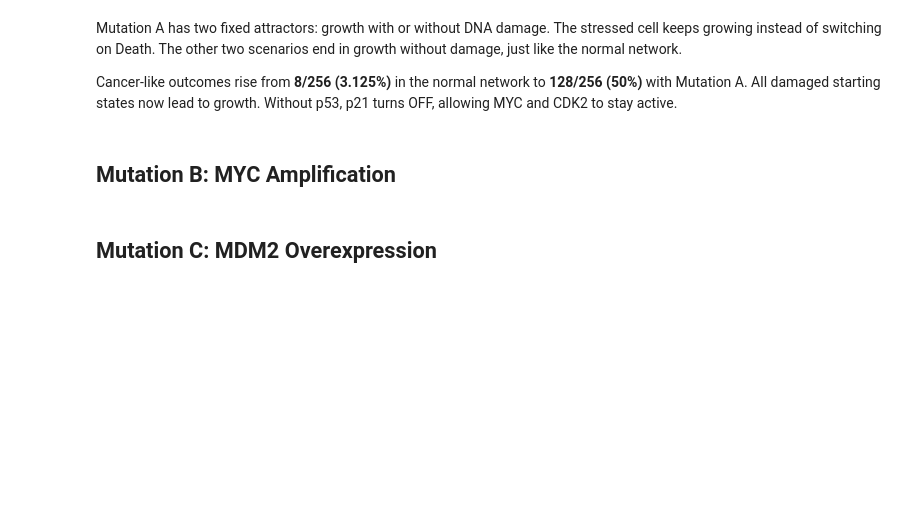
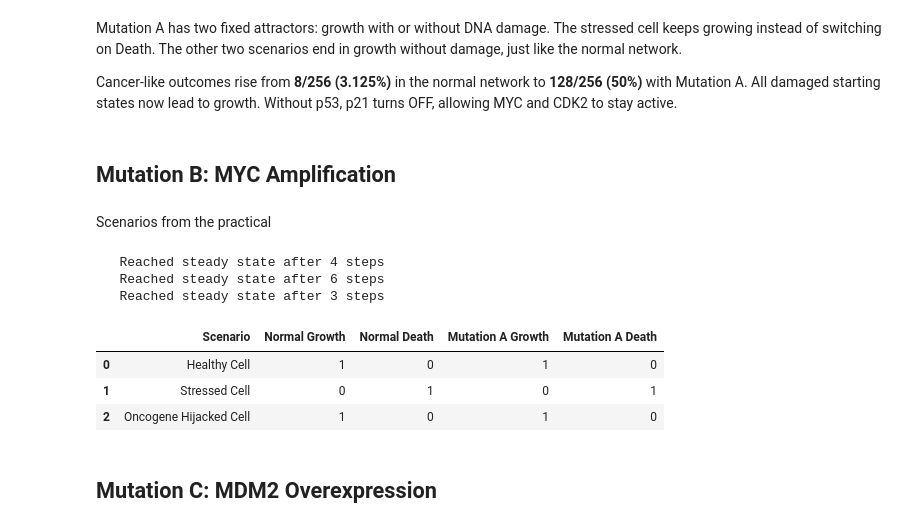
Before and after one commit to Ruczak/MMBS-Group12, a Jupyter notebook: Assignment3/assignment3.ipynb, the cells around one changed output. Cells and saved outputs as stored; diff of their text form; code cells hidden in the pictures; blank space fills up the shorter version.

```diff
--- a/Assignment3/assignment3.ipynb
+++ b/Assignment3/assignment3.ipynb
@@ -522,6 +522,32 @@ Cancer-like outcomes rise from **8/256 (3.125%)** in the normal network to
 Without p53, p21 turns OFF, allowing MYC and CDK2 to stay active.
 # %% [markdown]
 ## Mutation B: MYC Amplification
+# %% [markdown]
+Scenarios from the practical
+# %%
+from copy import deepcopy
+
+mutation_b = deepcopy(network)
+mutation_b.add_rule('MYC', lambda s: True, "MYC = AMPLIFIED (always ON)")
+
+rows = []
+for name, initial in scenarios.items():
+    mutation_b.set_state(**initial)
+    mutation_b.simulate(steps=8)
+    normal = dict(zip(node_names, results[name][-1]))
+    rows.append([name, normal['Growth'], normal['Death'],
+                 mutation_b.nodes['Growth'], mutation_b.nodes['Death']])
+
+display(pd.DataFrame(rows, columns=['Scenario', 'Normal Growth', 'Normal Death',
+                                   'Mutation B Growth', 'Mutation B Death']))
+# %% [output]
+   Reached steady state after 4 steps
+   Reached steady state after 6 steps
+   Reached steady state after 3 steps
+|  | Scenario | Normal Growth | Normal Death | Mutation A Growth | Mutation A Death |
+| 0 | Healthy Cell | 1 | 0 | 1 | 0 |
+| 1 | Stressed Cell | 0 | 1 | 0 | 1 |
+| 2 | Oncogene Hijacked Cell | 1 | 0 | 1 | 0 |
 # %% [markdown]
 ## Mutation C: MDM2 Overexpression
 # %% [markdown]
```
Also changed, not shown: parts of 1 cell of this notebook.
